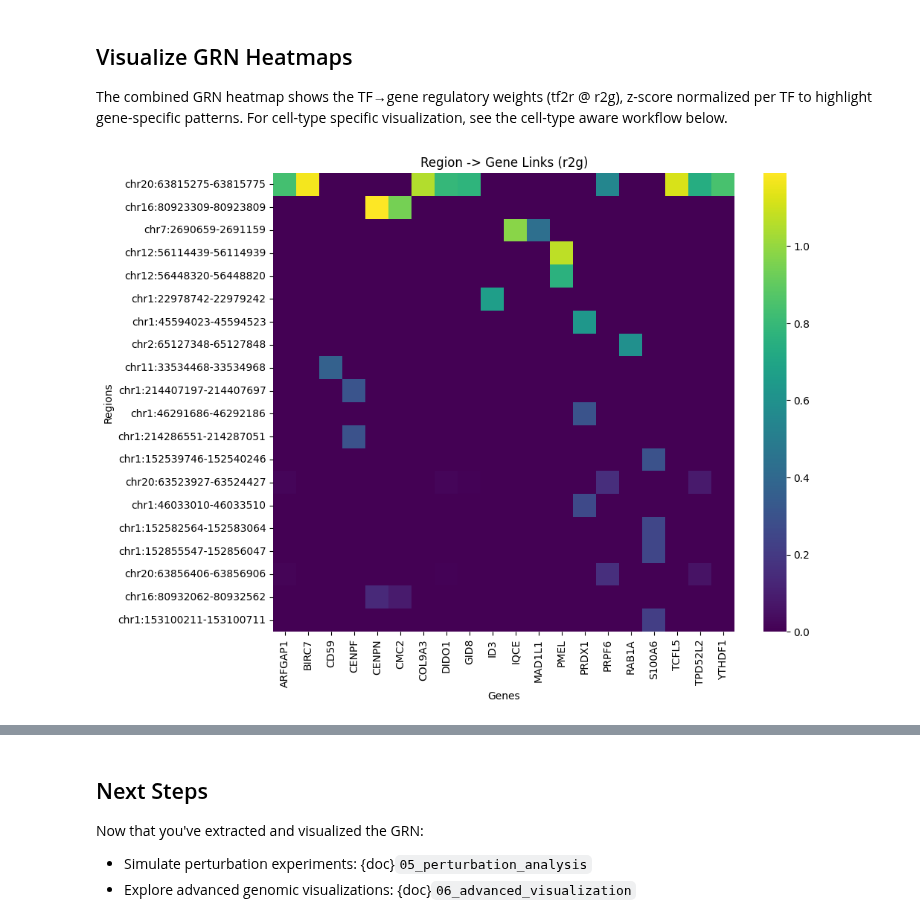
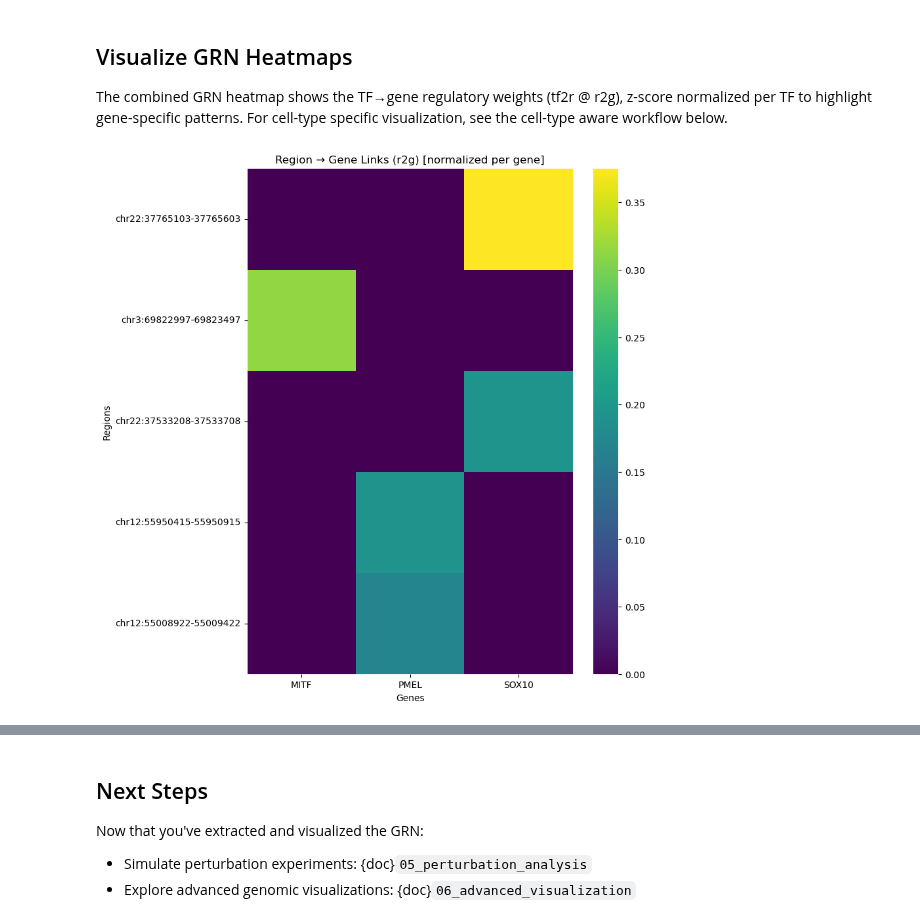
Before and after one commit to aertslab/deepSCENIC, a Jupyter notebook: docs/notebooks/04_grn_analysis.ipynb, the cells around one changed output, grey strips where cells are left out. Drawn from its saved outputs; the diff is of its cells as text; code cells hidden in the pictures.

```diff
--- a/docs/notebooks/04_grn_analysis.ipynb
+++ b/docs/notebooks/04_grn_analysis.ipynb
@@ -24,7 +44,7 @@ Using device: cuda
 # %% [markdown]
 ## Load Model and Data
 # %%
-data_dir = "./data/MM_lines/"
+data_dir = "/data/groups/vib.ai/stein.aerts/gpartel/data/MM_lines_demo/"
 
 # Load trained model and data
 model = ds.tl.load_model(data_dir + "checkpoints/deepscenic_model.pt", device=device)
@@ -142,7 +268,13 @@ per TF to highlight gene-specific patterns. For cell-type specific visualization
 cell-type aware workflow below.
 # %%
 # r2g heatmap (Region->Gene)
-ds.pl.heatmap_r2g(model, top_k=20)
+ds.pl.heatmap_r2g(
+      model,
+      genes=["MITF", "SOX10", "PMEL"],
+      top_k=5,  # retain the 5 strongest regions across these genes
+      normalize=True,
+      figsize=(8, 10),
+  )
 # %% [output]
-[figure, old version]
+[figure, new version]
 # %%
```
Also changed, not shown: parts of 35 cells of this notebook, 40 other files.
